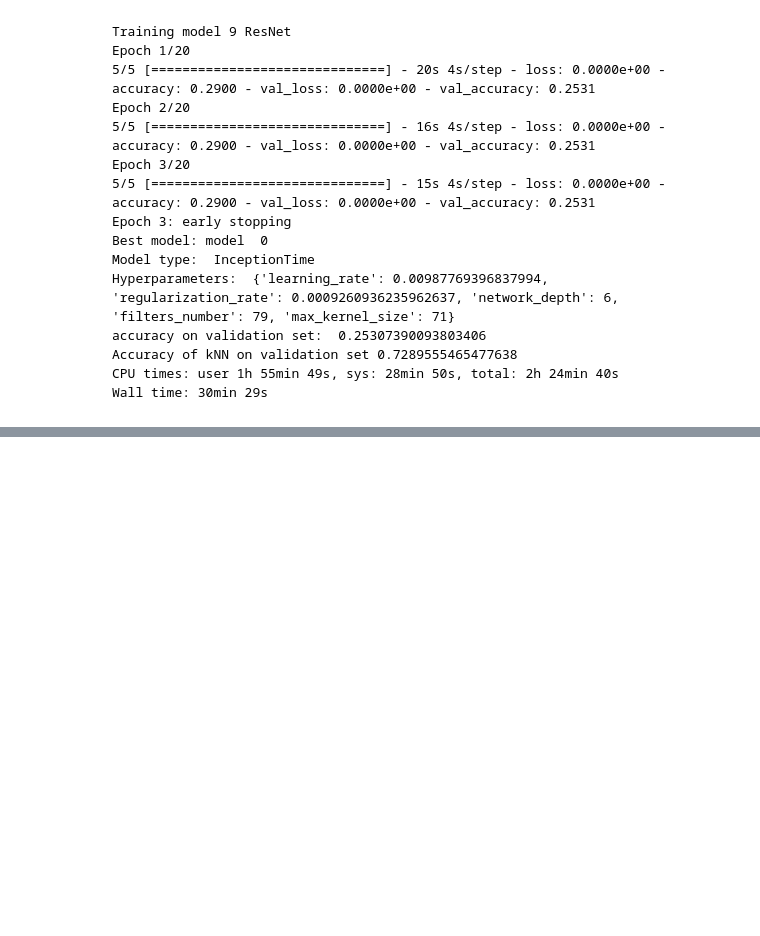
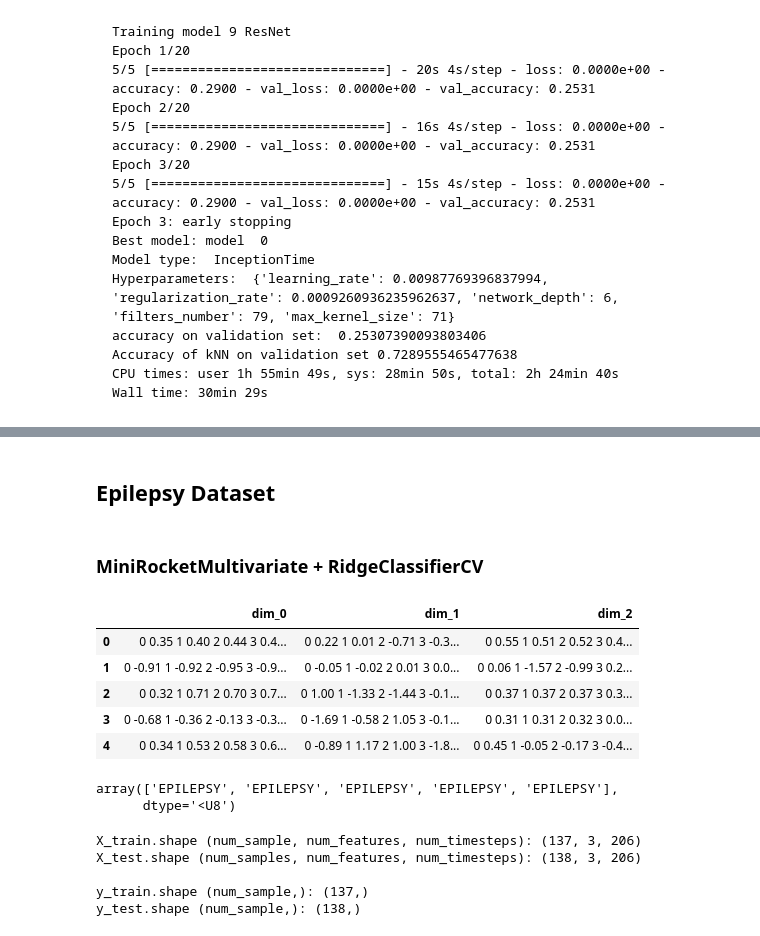
Before and after one commit to shamilnabiyev/automl-time-series, a Jupyter notebook: notebooks/odb-2-dtc-model-training.ipynb, the cells around one changed output, grey strips where cells are left out. Drawn from its saved outputs; the diff is of its cells as text; code cells hidden in the pictures; blank space fills up the shorter version.

```diff
--- a/notebooks/odb-2-dtc-model-training.ipynb
+++ b/notebooks/odb-2-dtc-model-training.ipynb
@@ -321,0 +291,31 @@ Epoch 3/3
+# %% [markdown]
+## Epilepsy Dataset
+# %% [markdown]
+### MiniRocketMultivariate + RidgeClassifierCV
+# %%
+X_train, y_train =  load_from_tsfile("/mnt/f/Documents/Epilepsy_TRAIN.ts")
+X_test, y_test =  load_from_tsfile("/mnt/f/Documents/Epilepsy_TEST.ts")
+
+display(X_train.head())
+display(y_train[:5])
+# %% [output]
+|  | dim_0 | dim_1 | dim_2 |
+| 0 | 0 0.35 1 0.40 2 0.44 3 0.4... | 0 0.22 1 0.01 2 -0.71 3 -0.3... | 0 0.55 1 0.51 2 0.52 3 0.4... |
+| 1 | 0 -0.91 1 -0.92 2 -0.95 3 -0.9... | 0 -0.05 1 -0.02 2 0.01 3 0.0... | 0 0.06 1 -1.57 2 -0.99 3 0.2... |
+| 2 | 0 0.32 1 0.71 2 0.70 3 0.7... | 0 1.00 1 -1.33 2 -1.44 3 -0.1... | 0 0.37 1 0.37 2 0.37 3 0.3... |
+| 3 | 0 -0.68 1 -0.36 2 -0.13 3 -0.3... | 0 -1.69 1 -0.58 2 1.05 3 -0.1... | 0 0.31 1 0.31 2 0.32 3 0.0... |
+| 4 | 0 0.34 1 0.53 2 0.58 3 0.6... | 0 -0.89 1 1.17 2 1.00 3 -1.8... | 0 0.45 1 -0.05 2 -0.17 3 -0.4... |
+array(['EPILEPSY', 'EPILEPSY', 'EPILEPSY', 'EPILEPSY', 'EPILEPSY'],
+      dtype='<U8')
+# %%
+print("X_train.shape (num_sample, num_features, num_timesteps):", X_train.shape + X_train.iloc[0,0].shape)
+print("X_test.shape (num_samples, num_features, num_timesteps):", X_test.shape + X_test.iloc[0,0].shape)
+print("")
+print("y_train.shape (num_sample,):", y_train.shape)
+print("y_test.shape (num_sample,):", y_test.shape)
+# %% [output]
+X_train.shape (num_sample, num_features, num_timesteps): (137, 3, 206)
+X_test.shape (num_samples, num_features, num_timesteps): (138, 3, 206)
+
+y_train.shape (num_sample,): (137,)
+y_test.shape (num_sample,): (138,)
```
Also changed, not shown: parts of 48 cells of this notebook.
